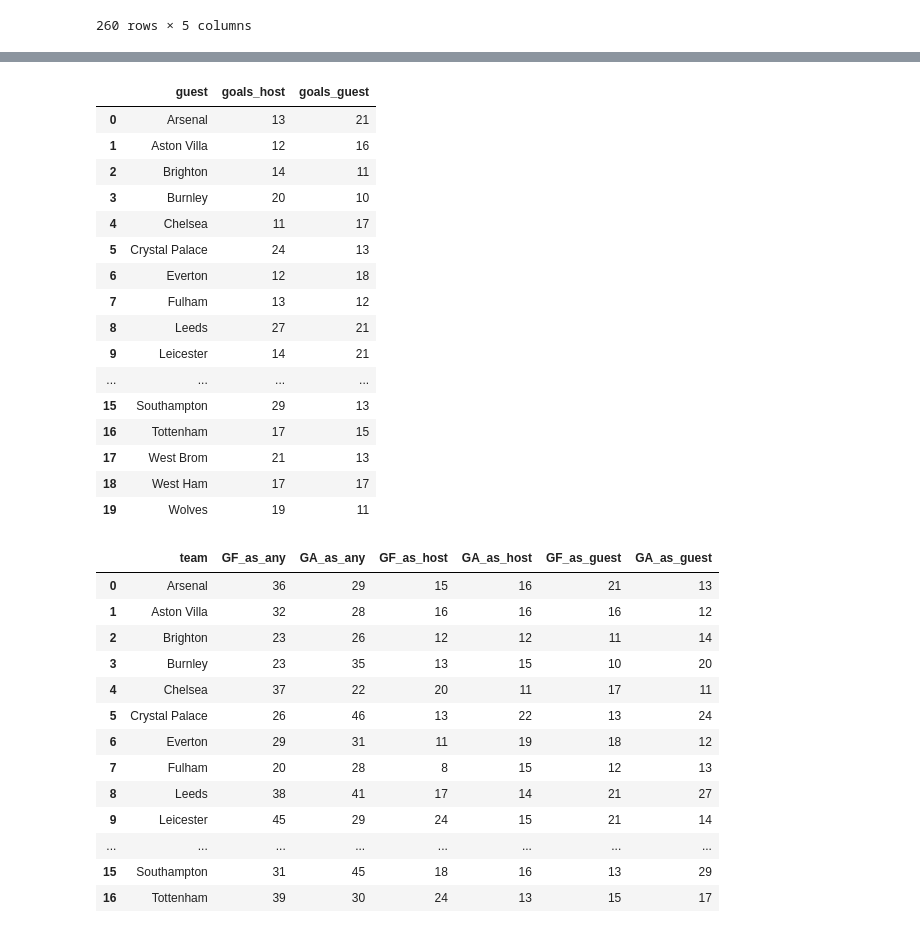
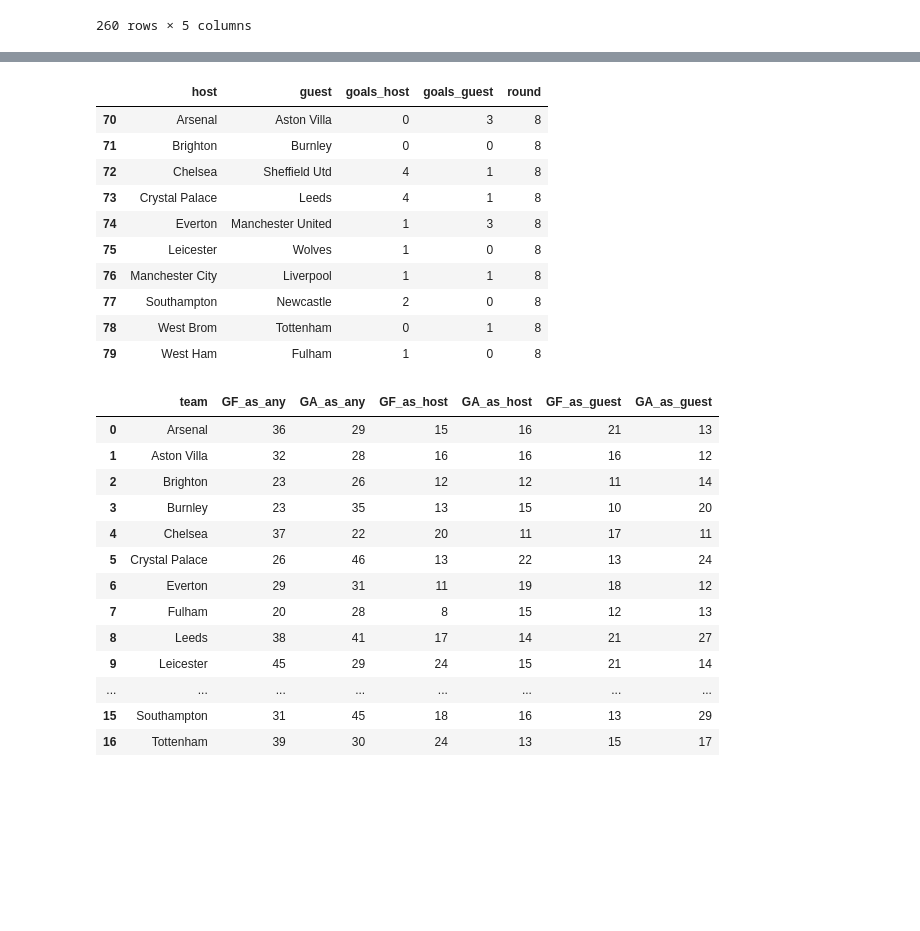
Before and after one commit to Achilles2/football, a Jupyter notebook: jupyter.ipynb, the cells around one changed output, grey strips where cells are left out. Cells and saved outputs as stored; diff of their text form; code cells hidden in the pictures; blank space fills up the shorter version.

```diff
--- a/jupyter.ipynb
+++ b/jupyter.ipynb
@@ -49,8 +51,8 @@ all_games
 | 379 | Wolves | Manchester United | 1 | 2 | 38 |
 380 rows × 5 columns
 # %%
-games_requested = all_games[all_games["round"].apply(lambda n: is_allowed_round(n))]
-games_requested
+games_allowed = all_games[all_games["round"].apply(lambda n: is_allowed_round(n))]
+games_allowed
 # %% [output]
 |  | host | guest | goals_host | goals_guest | round |
 | 60 | Aston Villa | Southampton | 3 | 4 | 7 |
@@ -89,22 +70,15 @@ host_df.drop(labels=['round'], axis=1)
-# %%
-guest_df = games_requested.groupby('guest').agg('sum').reset_index()
-guest_df.drop(labels=['round'], axis=1)
-# %% [output]
-|  | guest | goals_host | goals_guest |
-| 0 | Arsenal | 13 | 21 |
-| 1 | Aston Villa | 12 | 16 |
-| 2 | Brighton | 14 | 11 |
-| 3 | Burnley | 20 | 10 |
-| 4 | Chelsea | 11 | 17 |
-| 5 | Crystal Palace | 24 | 13 |
-| 6 | Everton | 12 | 18 |
-| 7 | Fulham | 13 | 12 |
-| 8 | Leeds | 27 | 21 |
-| 9 | Leicester | 14 | 21 |
-| ... | ... | ... | ... |
-| 15 | Southampton | 29 | 13 |
-| 16 | Tottenham | 17 | 15 |
-| 17 | West Brom | 21 | 13 |
-| 18 | West Ham | 17 | 17 |
-| 19 | Wolves | 19 | 11 |
+# %%
+games_allowed[ games_allowed['round'] == 8 ]
+# %% [output]
+|  | host | guest | goals_host | goals_guest | round |
+| 70 | Arsenal | Aston Villa | 0 | 3 | 8 |
+| 71 | Brighton | Burnley | 0 | 0 | 8 |
+| 72 | Chelsea | Sheffield Utd | 4 | 1 | 8 |
+| 73 | Crystal Palace | Leeds | 4 | 1 | 8 |
+| 74 | Everton | Manchester United | 1 | 3 | 8 |
+| 75 | Leicester | Wolves | 1 | 0 | 8 |
+| 76 | Manchester City | Liverpool | 1 | 1 | 8 |
+| 77 | Southampton | Newcastle | 2 | 0 | 8 |
+| 78 | West Brom | Tottenham | 0 | 1 | 8 |
+| 79 | West Ham | Fulham | 1 | 0 | 8 |
 # %%
```
Also changed, not shown: parts of 6 cells of this notebook.
